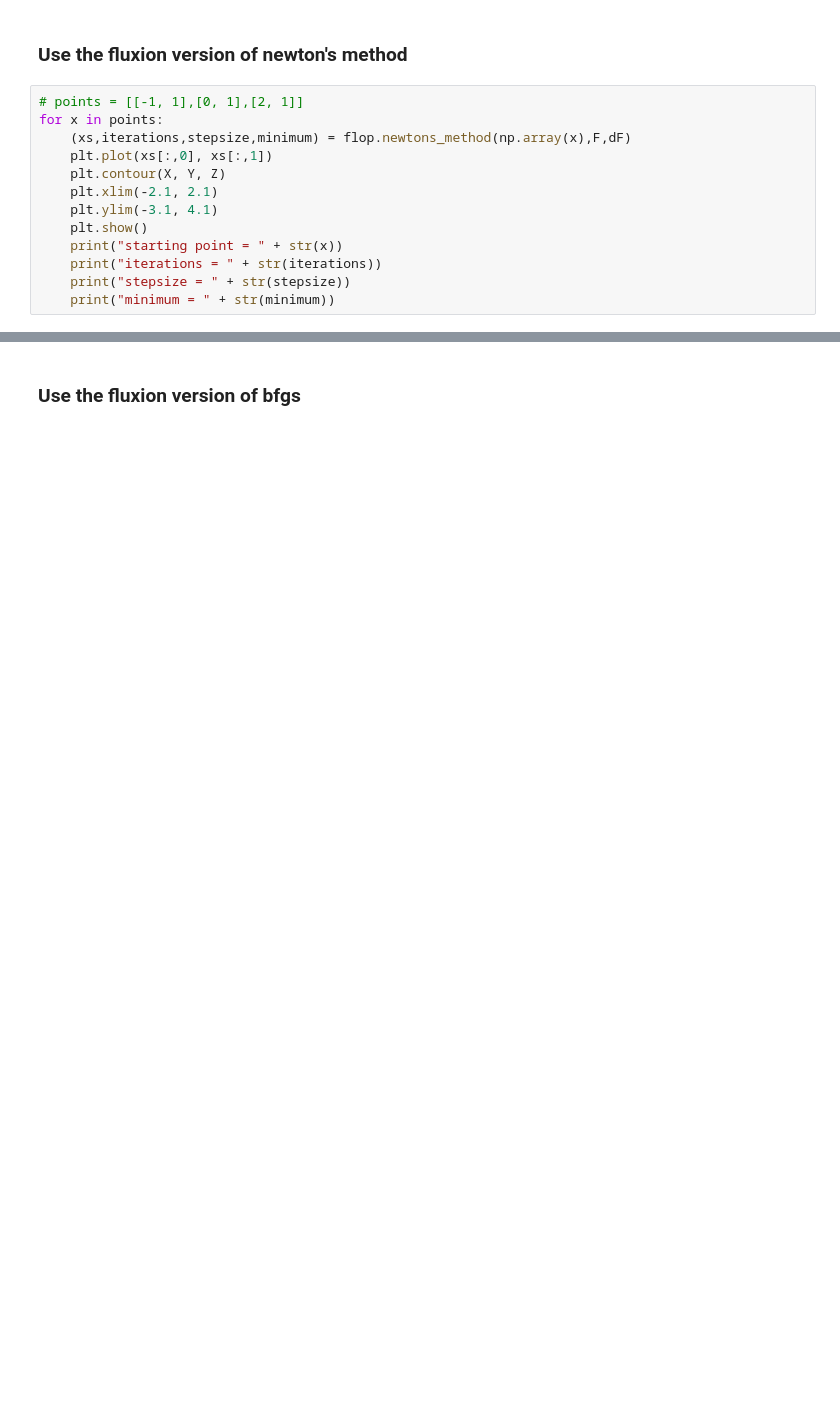
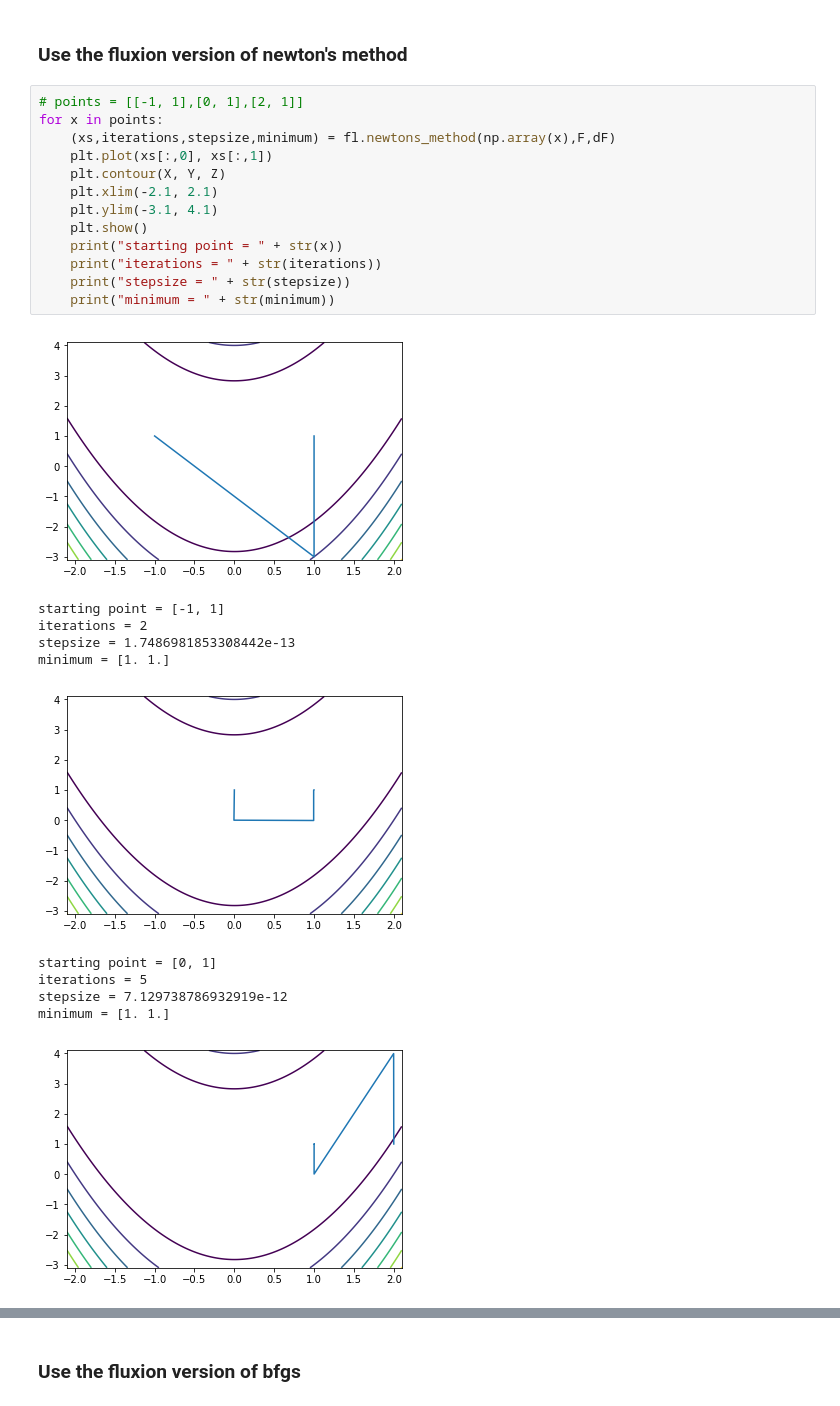
Before and after one commit to CS207-Final-Project-Group-10/cs207-FinalProject, a Jupyter notebook: presentation/presentation.ipynb, the cells around one changed output, grey strips where cells are left out. Cells and saved outputs as stored; diff of their text form; blank space fills up the shorter version.

```diff
--- a/presentation/presentation.ipynb
+++ b/presentation/presentation.ipynb
@@ -242,13 +291,25 @@ for x in points:
 # %%
 # points = [[-1, 1],[0, 1],[2, 1]]
 for x in points:
-    (xs,iterations,stepsize,minimum) = flop.newtons_method(np.array(x),F,dF)
+    (xs,iterations,stepsize,minimum) = fl.newtons_method(np.array(x),F,dF)
     plt.plot(xs[:,0], xs[:,1])
     plt.contour(X, Y, Z)
     plt.xlim(-2.1, 2.1)
     plt.ylim(-3.1, 4.1)
     plt.show()
     print("starting point = " + str(x))
     print("iterations = " + str(iterations))
     print("stepsize = " + str(stepsize))
     print("minimum = " + str(minimum))
+# %% [output]
+[figure, added]
+starting point = [-1, 1]
+iterations = 2
+stepsize = 1.7486981853308442e-13
+minimum = [1. 1.]
+[figure, added]
+starting point = [0, 1]
+iterations = 5
+stepsize = 7.129738786932919e-12
+minimum = [1. 1.]
+[figure, added]
```
Also changed, not shown: parts of 23 cells of this notebook, 2 other files.
